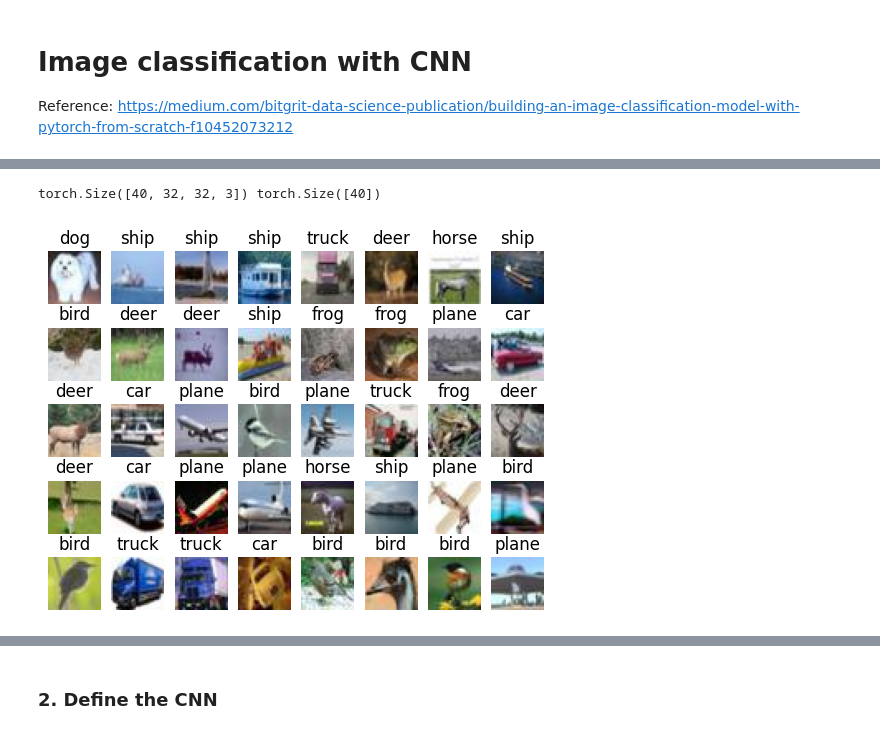
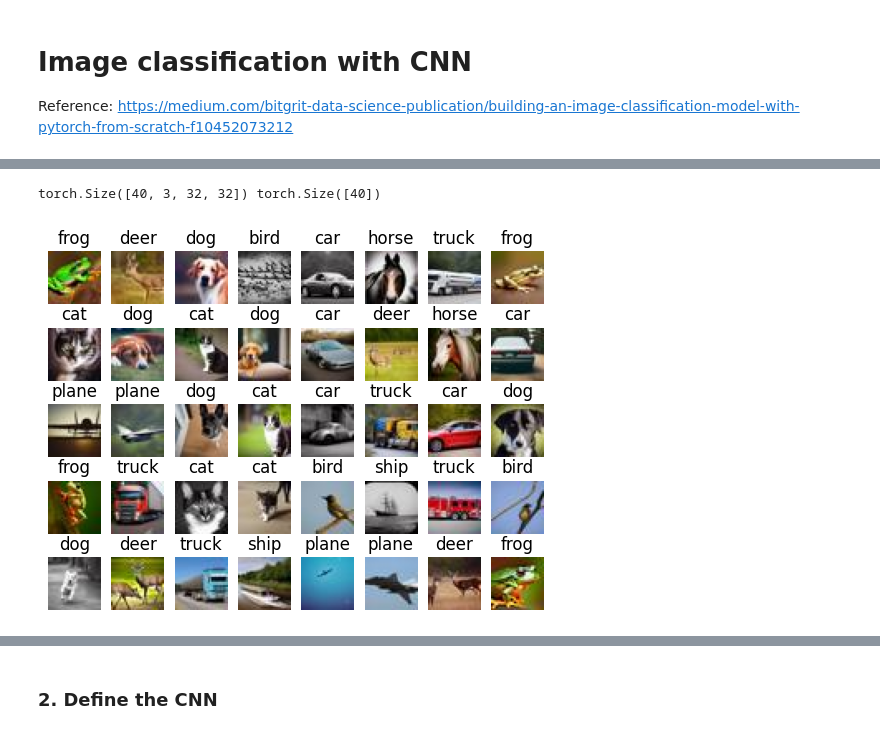
Before and after one commit to CodingLikeCoking/apai3010, a Jupyter notebook: notebooks/model_training_CNN.ipynb, the cells around one changed output, grey strips where cells are left out. Drawn from its saved outputs; the diff is of its cells as text; code cells hidden in the pictures.

Commit message:
updated model training notebook

```diff
--- a/notebooks/model_training_CNN.ipynb
+++ b/notebooks/model_training_CNN.ipynb
@@ -26,19 +28,22 @@ def get_idx(fname):
     if "(" not in fname:
         return 0
     return int(fname.split("(")[1].split(")")[0]) - 1
+# %%
+# set transform
+transform = transforms.Compose([
+    transforms.ToTensor(),
+    transforms.Normalize((0.5, 0.5, 0.5), (0.5, 0.5, 0.5))
+])
 # %%
 # set training data type
-train_data_type = "REAL"
+train_data_type = "FAKE"
 
 # load training data
 train_dir = f"data/cifake/train/{train_data_type}"
 train_fnames = os.listdir(train_dir)
-train_imgs, train_labels = [], []
-for fname in train_fnames:
+train_data = []
+for fname in tqdm(train_fnames):
     img = Image.open(f"{train_dir}/{fname}")
-    train_imgs.append(np.array(img))
-    train_labels.append(get_idx(fname))
-train_imgs = np.stack(train_imgs)
-train_labels = np.array(train_labels)
-print(train_imgs.shape, train_labels.shape)
+    train_data.append({"img": transform(img), "label": get_idx(fname)})
+print(train_data[0])
 # %% [output]
@@ -48,22 +69,20 @@ print(train_imgs.shape, train_labels.shape)
 BATCH_SIZE = 40
 
 # set up train dataloader
-train_imgs = torch.Tensor(train_imgs)
-train_labels = torch.Tensor(train_labels)
-train_data = TensorDataset(train_imgs, train_labels)
 train_dataloader = DataLoader(train_data, batch_size=BATCH_SIZE, shuffle=True)
-next_imgs, next_labels = next(iter(train_dataloader))
-print(next_imgs.shape, next_labels.shape)
+ex = next(iter(train_dataloader))
+print(ex["img"].shape, ex["label"].shape)
 # %% [output]
-torch.Size([40, 32, 32, 3]) torch.Size([40])
+torch.Size([40, 3, 32, 32]) torch.Size([40])
 # %%
 # display batch of data
 fig = plt.figure()
-for i, img in enumerate(next_imgs):
+for i, img in enumerate(ex["img"]):
     fig.add_subplot(5, 8, i+1)
-    plt.imshow(img.long())
-    plt.title(CLASSES[int(next_labels[i])])
+    npimg = (img / 2 + 0.5).numpy()
+    plt.imshow(np.transpose(npimg, (1, 2, 0)))
+    plt.title(CLASSES[int(ex["label"][i])])
     plt.axis("off")
 # %% [output]
-[figure, old version]
+[figure, new version]
 # %%
```
Also changed, not shown: parts of 8 cells of this notebook.
